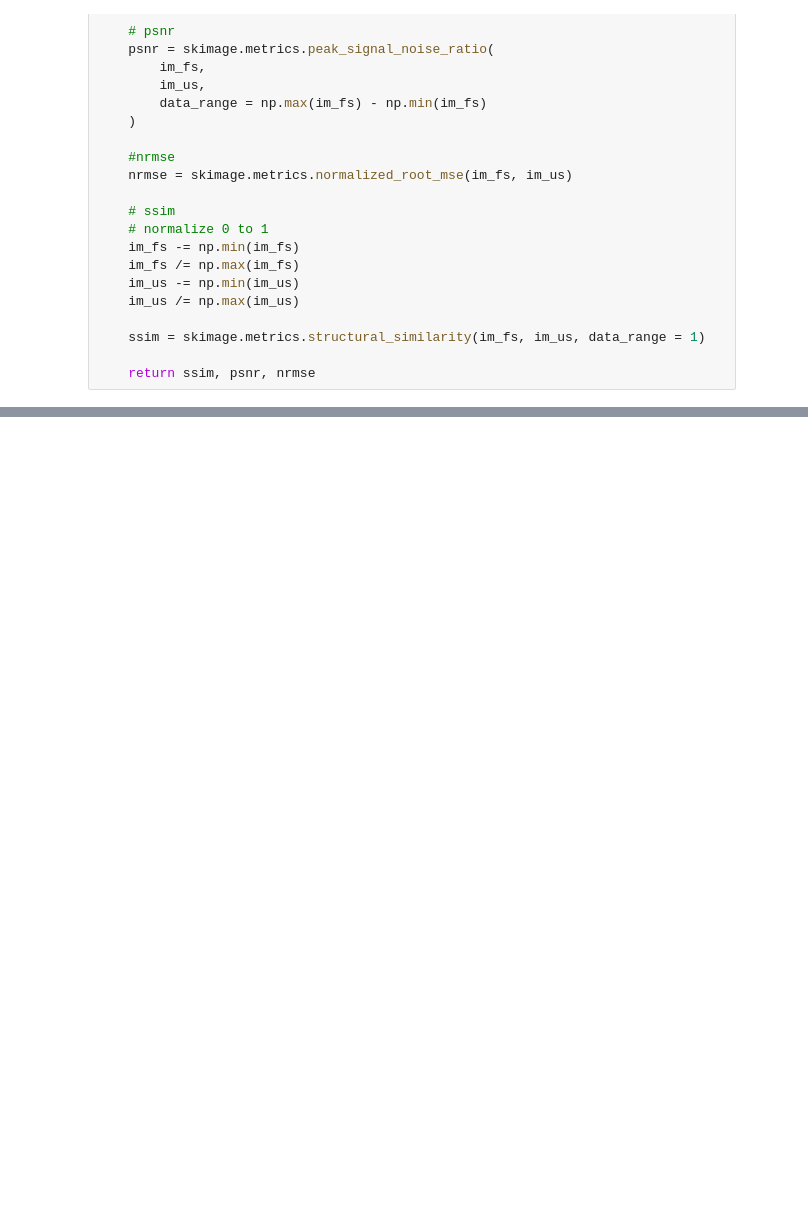
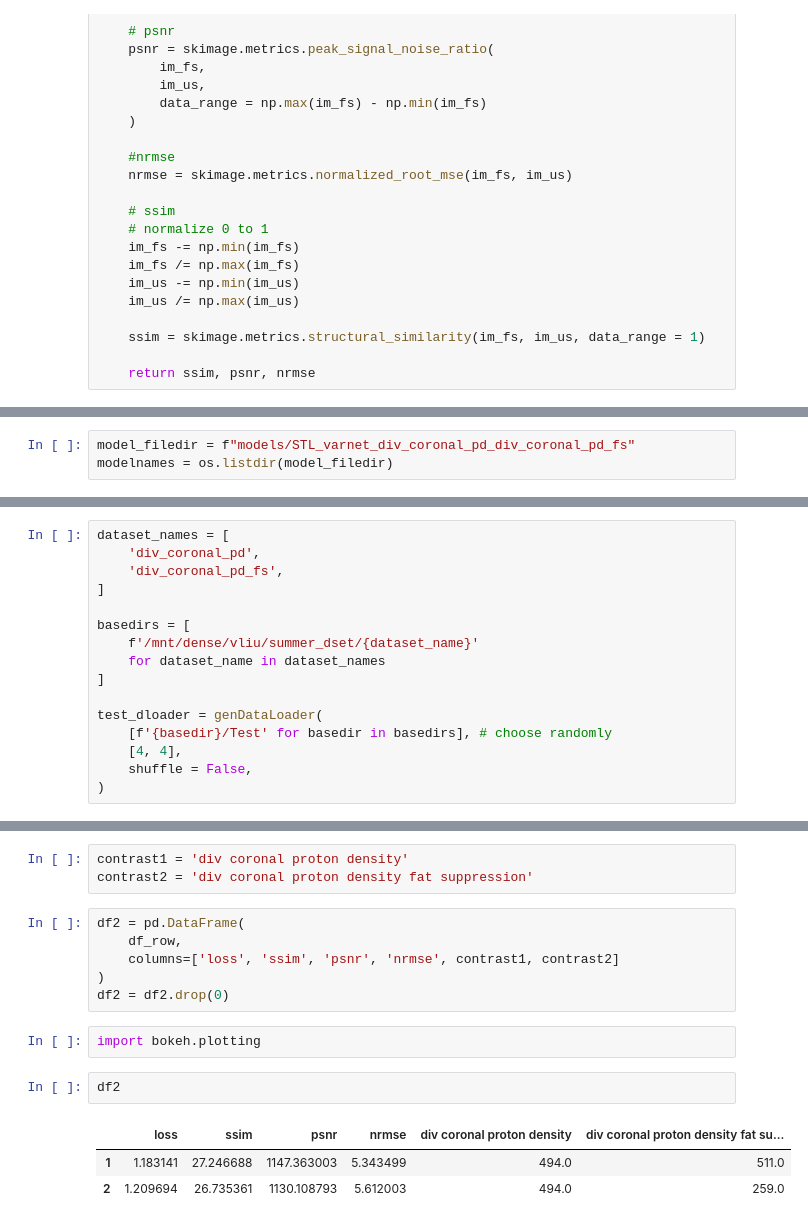
Before and after one commit to liuvictoria/multiTaskLearning, a Jupyter notebook: 3a_STL.ipynb, the cells around one changed output, grey strips where cells are left out. Drawn from its saved outputs; the diff is of its cells as text; blank space fills up the shorter version.

```diff
--- a/3a_STL.ipynb
+++ b/3a_STL.ipynb
@@ -569,0 +665,3 @@ pl.ImagePlot(im_true) # this is true image
+# %%
+model_filedir = f"models/STL_varnet_div_coronal_pd_div_coronal_pd_fs"
+modelnames = os.listdir(model_filedir)
@@ -569,0 +672,16 @@ pl.ImagePlot(im_true) # this is true image
+# %%
+dataset_names = [
+    'div_coronal_pd',
+    'div_coronal_pd_fs',
+]
+
+basedirs = [
+    f'/mnt/dense/vliu/summer_dset/{dataset_name}'
+    for dataset_name in dataset_names
+]
+
+test_dloader = genDataLoader(
+    [f'{basedir}/Test' for basedir in basedirs], # choose randomly
+    [4, 4],
+    shuffle = False,
+)
@@ -569,0 +740,17 @@ pl.ImagePlot(im_true) # this is true image
+# %%
+contrast1 = 'div coronal proton density'
+contrast2 = 'div coronal proton density fat suppression'
+# %%
+df2 = pd.DataFrame(
+    df_row,
+    columns=['loss', 'ssim', 'psnr', 'nrmse', contrast1, contrast2]
+)
+df2 = df2.drop(0)
+# %%
+import bokeh.plotting
+# %%
+df2
+# %% [output]
+|  | loss | ssim | psnr | nrmse | div coronal proton density | div coronal proton density fat su... |
+| 1 | 1.183141 | 27.246688 | 1147.363003 | 5.343499 | 494.0 | 511.0 |
+| 2 | 1.209694 | 26.735361 | 1130.108793 | 5.612003 | 494.0 | 259.0 |
```
Also changed, not shown: parts of 19 cells of this notebook, 3 other files.
